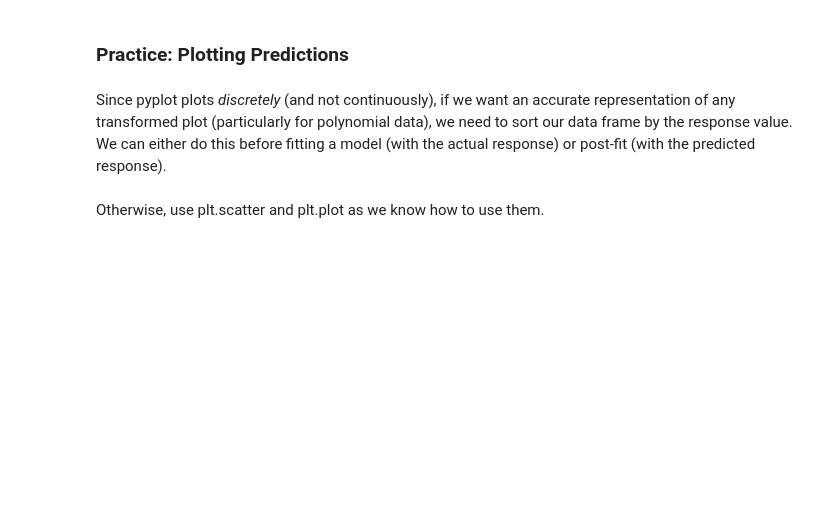
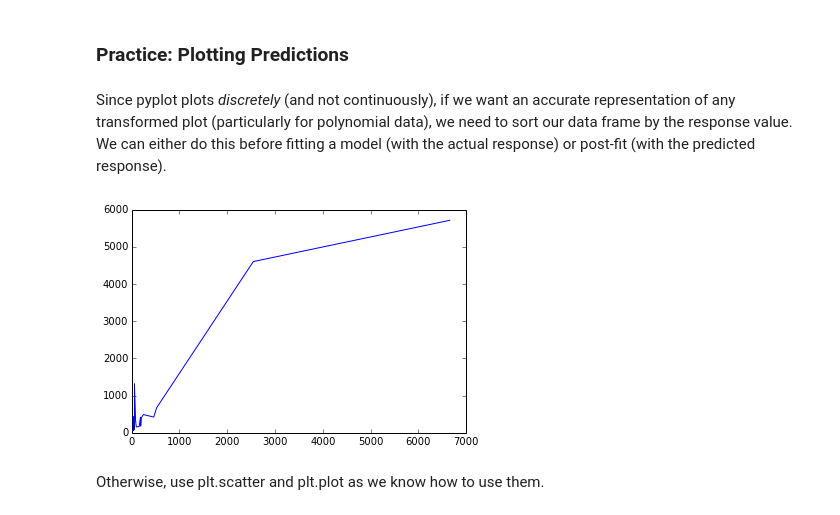
Before and after one commit to adrianbautista/data-science-course, a Jupyter notebook: 09_linear_regression/polynomial_regression.ipynb, the cells around one changed output. Cells and saved outputs as stored; diff of their text form; code cells hidden in the pictures; blank space fills up the shorter version.

```diff
--- a/09_linear_regression/polynomial_regression.ipynb
+++ b/09_linear_regression/polynomial_regression.ipynb
@@ -184,7 +184,7 @@ pd.set_option('max_columns', 30)
 pd.set_option('max_rows', 20)
 
 # Store data in a consistent place
-DATA_DIR = '../data/'
+DATA_DIR = 'data/'
 # %% [markdown]
 ### More in depth understanding behind how scikit learn works
 # %% [markdown]
@@ -323,9 +323,11 @@ mammals = mammals.sort('brain')
 # %%
 # Sort by prediction:
 mammals_log_sort = mammals.sort('log_predict')
 
-plot(xi,line,'r-',xi,y,'o')
+plot(mammals_log_sort.body, mammals_log_sort.brain)
 show()
+# %% [output]
+[figure, added]
 # %% [markdown]
 Otherwise, use plt.scatter and plt.plot as we know how to use them.
 # %% [markdown]
```
Also changed, not shown: parts of 22 cells of this notebook, 1 other file.
